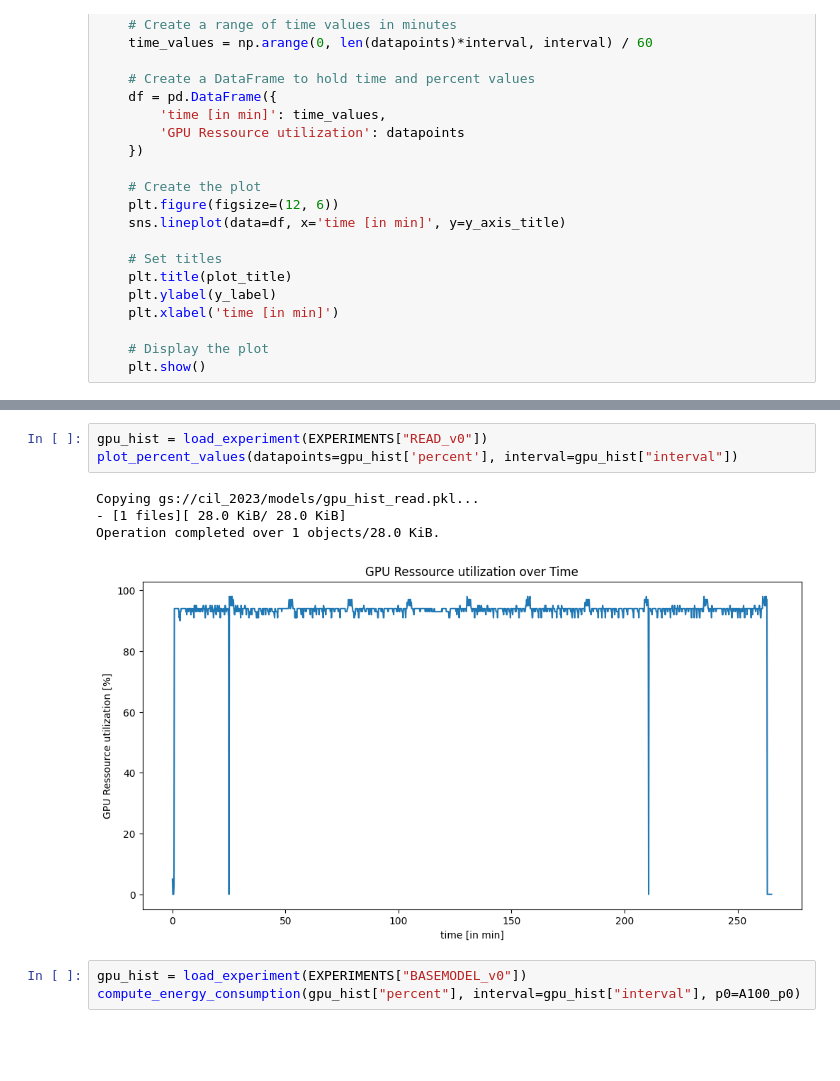
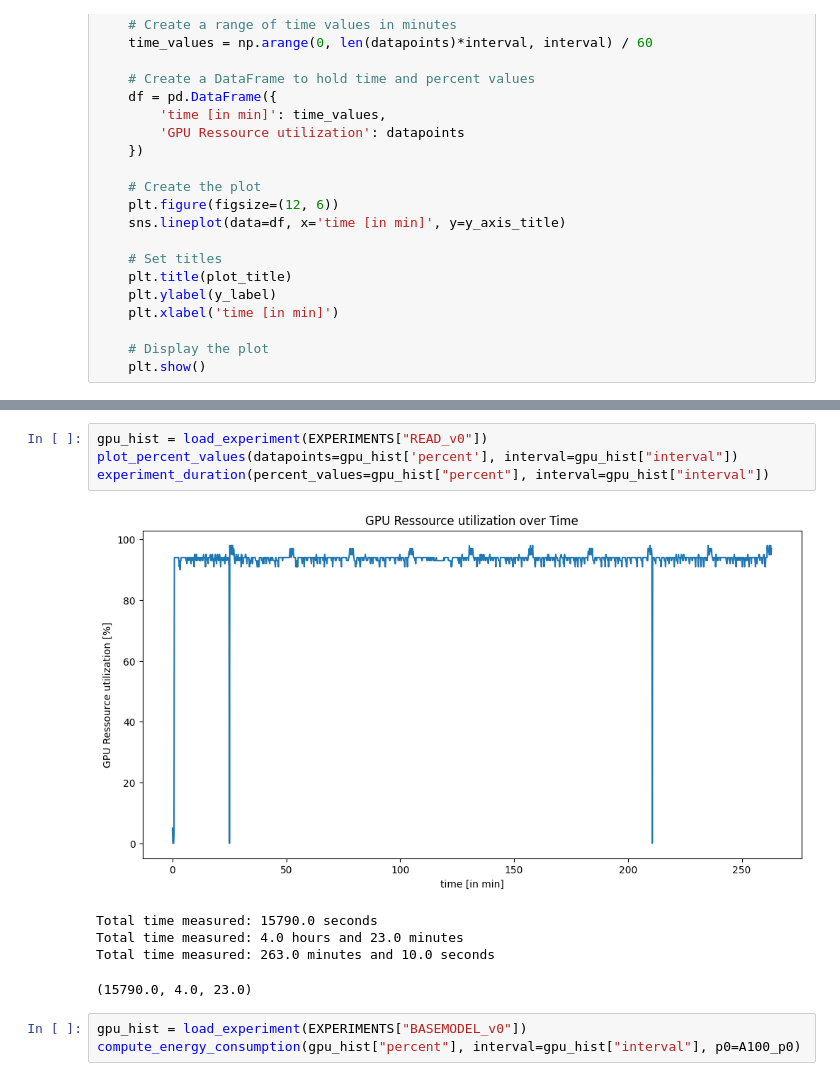
Before and after one commit to carlosinator/cil-sentiment, a Jupyter notebook: resource_analysis.ipynb, the cells around one changed output, grey strips where cells are left out. Cells and saved outputs as stored; diff of their text form; blank space fills up the shorter version.

```diff
--- a/resource_analysis.ipynb
+++ b/resource_analysis.ipynb
@@ -96,11 +141,13 @@ Operation completed over 1 objects/49.5 KiB.
 # %%
 gpu_hist = load_experiment(EXPERIMENTS["READ_v0"])
 plot_percent_values(datapoints=gpu_hist['percent'], interval=gpu_hist["interval"])
+experiment_duration(percent_values=gpu_hist["percent"], interval=gpu_hist["interval"])
 # %% [output]
+[figure, new version]
-Copying gs://cil_2023/models/gpu_hist_read.pkl...
-- [1 files][ 28.0 KiB/ 28.0 KiB]
-Operation completed over 1 objects/28.0 KiB.
+Total time measured: 15790.0 seconds
+Total time measured: 4.0 hours and 23.0 minutes
+Total time measured: 263.0 minutes and 10.0 seconds
-[figure, old version]
+(15790.0, 4.0, 23.0)
 # %%
 gpu_hist = load_experiment(EXPERIMENTS["BASEMODEL_v0"])
 compute_energy_consumption(gpu_hist["percent"], interval=gpu_hist["interval"], p0=A100_p0)
```
Also changed, not shown: parts of 8 cells of this notebook.
